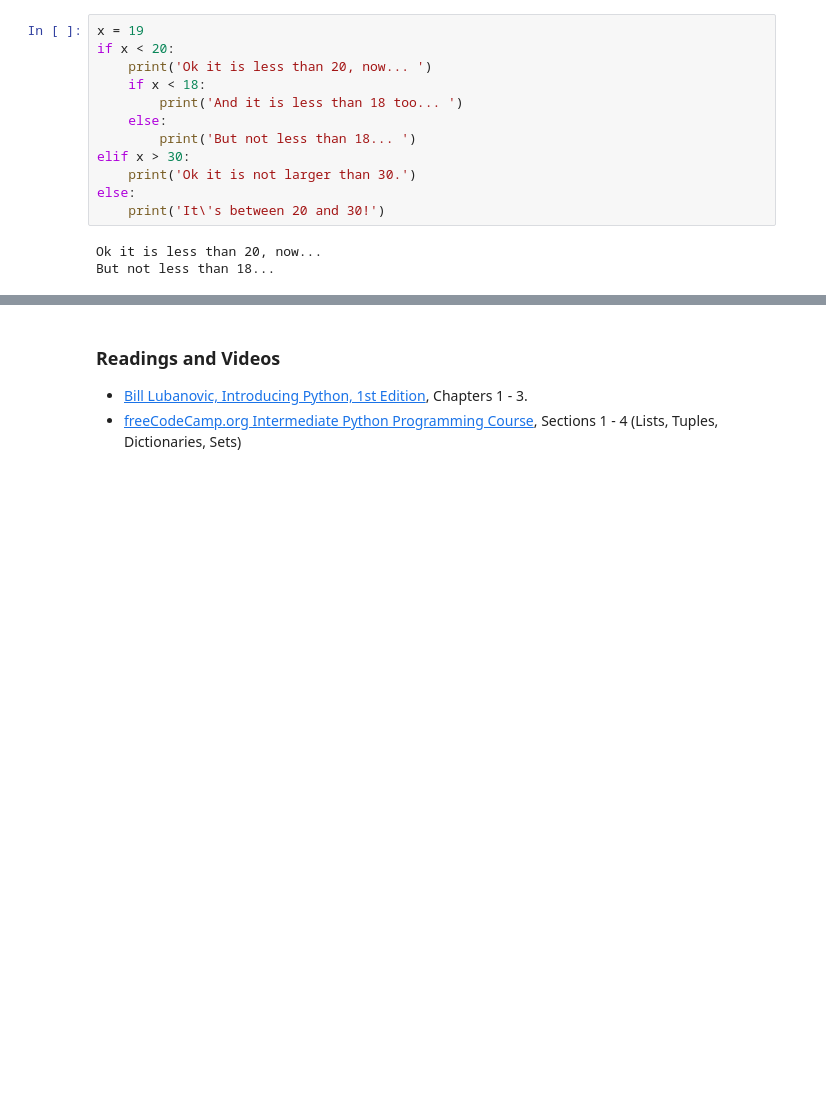
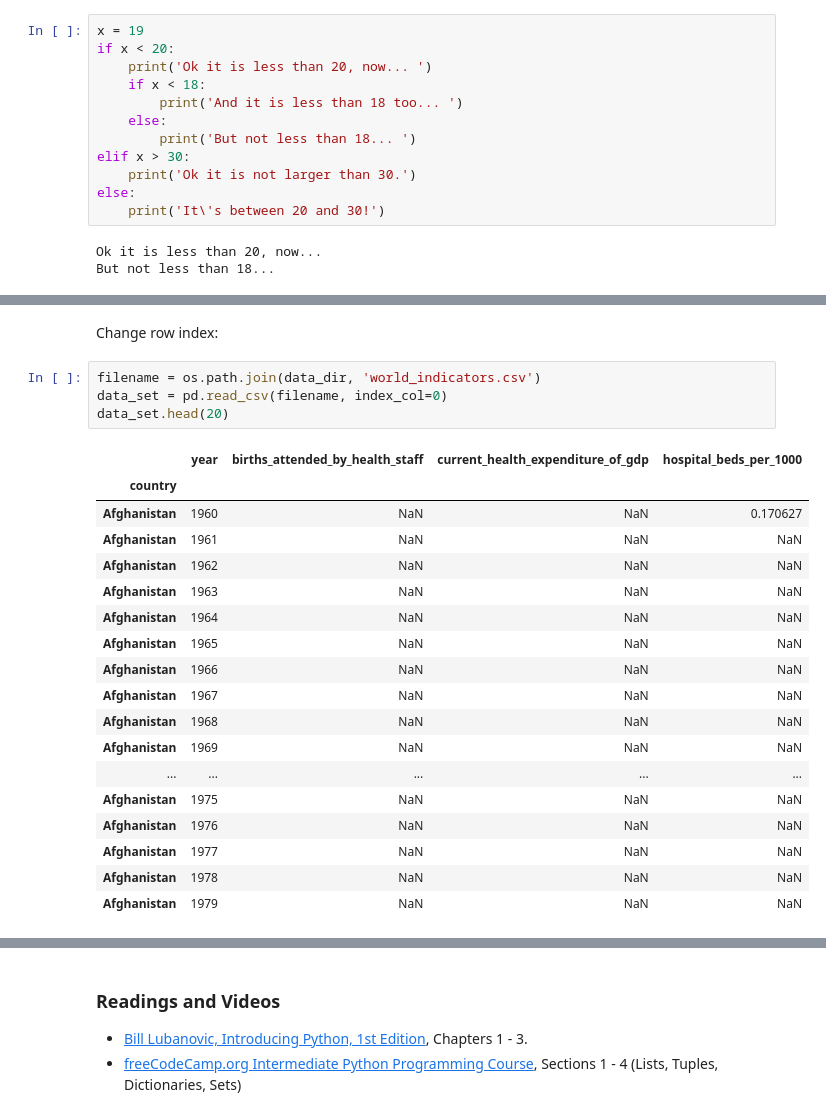
Before and after one commit to datakolektiv/dss03python2023, a Jupyter notebook: session03/dss03_py_session03.ipynb, the cells around one changed output, grey strips where cells are left out. Cells and saved outputs as stored; diff of their text form; blank space fills up the shorter version.

```diff
--- a/session03/dss03_py_session03.ipynb
+++ b/session03/dss03_py_session03.ipynb
@@ -455,0 +757,25 @@ Did I fo
+# %% [markdown]
+Change row index:
+# %%
+filename = os.path.join(data_dir, 'world_indicators.csv')
+data_set = pd.read_csv(filename, index_col=0)
+data_set.head(20)
+# %% [output]
+|  | year | births_attended_by_health_staff | current_health_expenditure_of_gdp | hospital_beds_per_1000 |
+| country |  |  |  |  |
+| Afghanistan | 1960 | NaN | NaN | 0.170627 |
+| Afghanistan | 1961 | NaN | NaN | NaN |
+| Afghanistan | 1962 | NaN | NaN | NaN |
+| Afghanistan | 1963 | NaN | NaN | NaN |
+| Afghanistan | 1964 | NaN | NaN | NaN |
+| Afghanistan | 1965 | NaN | NaN | NaN |
+| Afghanistan | 1966 | NaN | NaN | NaN |
+| Afghanistan | 1967 | NaN | NaN | NaN |
+| Afghanistan | 1968 | NaN | NaN | NaN |
+| Afghanistan | 1969 | NaN | NaN | NaN |
+| ... | ... | ... | ... | ... |
+| Afghanistan | 1975 | NaN | NaN | NaN |
+| Afghanistan | 1976 | NaN | NaN | NaN |
+| Afghanistan | 1977 | NaN | NaN | NaN |
+| Afghanistan | 1978 | NaN | NaN | NaN |
+| Afghanistan | 1979 | NaN | NaN | NaN |
```
Also changed, not shown: parts of 61 cells of this notebook, 2 other files.
